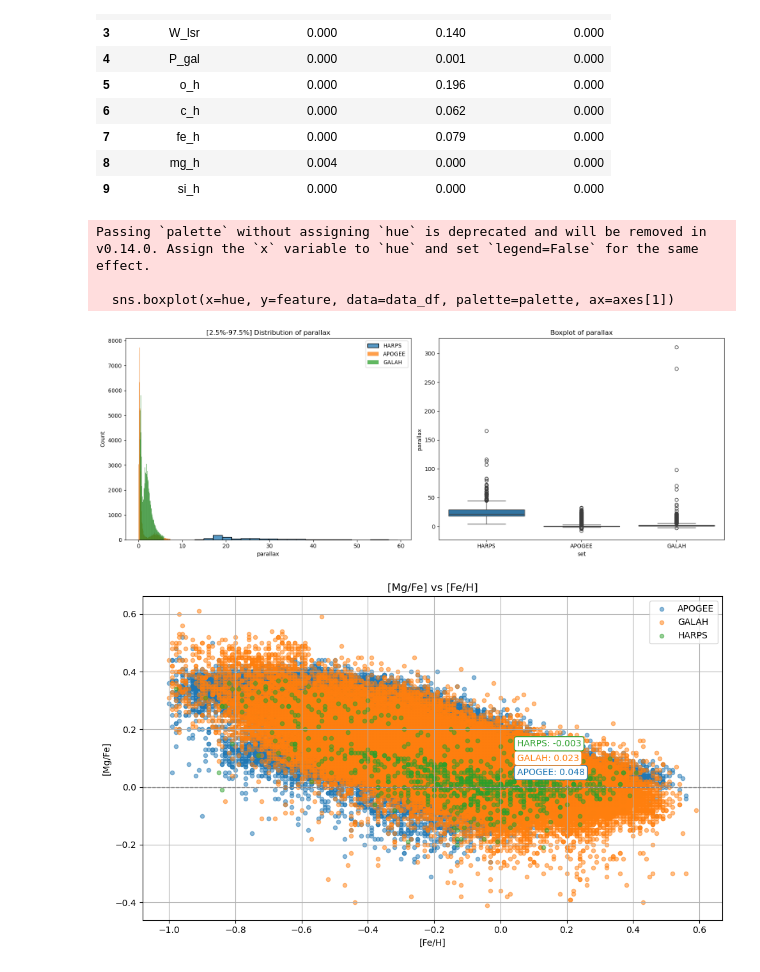
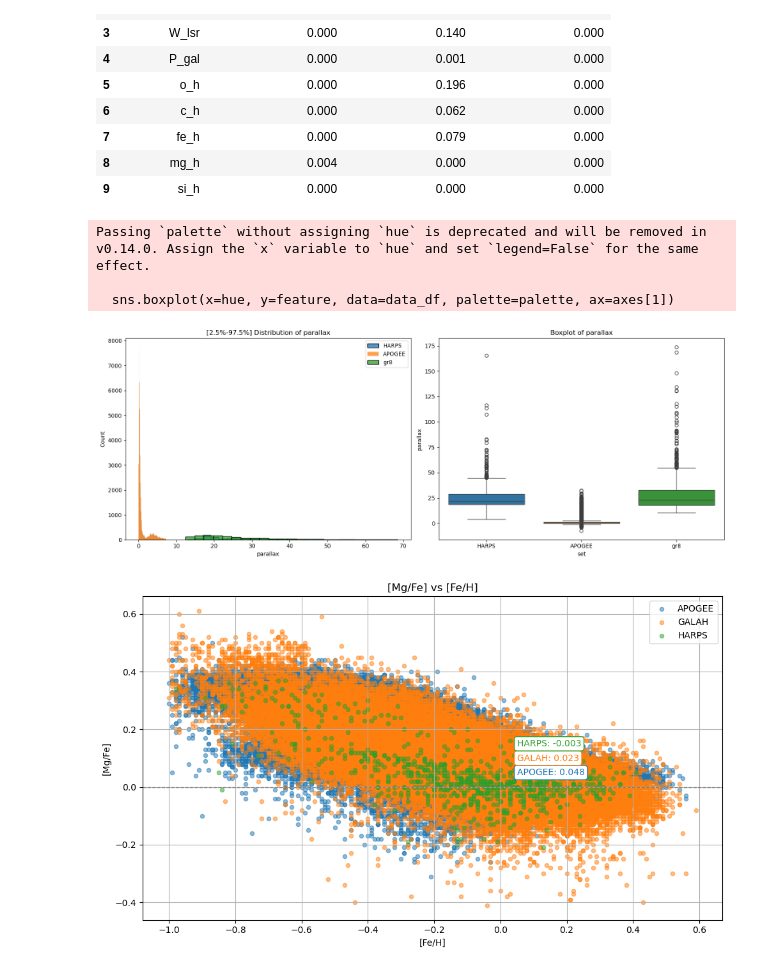
Before and after one commit to vadibekyan/AbundanceML, a Jupyter notebook: comparing_samples.ipynb, the cells around one changed output. Saved outputs shown, nothing was run; the diff lists cells and outputs as text; code cells hidden in the pictures.

```diff
--- a/comparing_samples.ipynb
+++ b/comparing_samples.ipynb
@@ -256,15 +259,15 @@ def plot_distribution_trio(df1, df2, df3, feature, labels=("df1", "df2", "df3"),
 # %%
 #for feature in cols_for_ml:
 #    print(feature)
 #    plot_distribution_trio(harps_combined, apogee_renamed, galah_renamed, feature=feature, labels=("HARPS", "APOGEE", "GALAH"))
 
 # Use appropriate renamings if not done already
-plot_distribution_trio(harps, apogee, galah, feature='parallax', labels=("HARPS", "APOGEE", "GALAH"))
+plot_distribution_trio(harps, apogee, gr8, feature='parallax', labels=("HARPS", "APOGEE", "gr8"))
 # %% [output]
 Passing `palette` without assigning `hue` is deprecated and will be removed in v0.14.0. Assign the `x` variable to `hue` and set `legend=False` for the same effect.
 
   sns.boxplot(x=hue, y=feature, data=data_df, palette=palette, ax=axes[1])
-[figure, old version]
+[figure, new version]
 # %%
 def plot_element_minus_feh_vs_feh(dfs, element='mg_h', labels=None, colors=None):
     """
```
Also changed, not shown: parts of 3 cells of this notebook, 6 other files.
